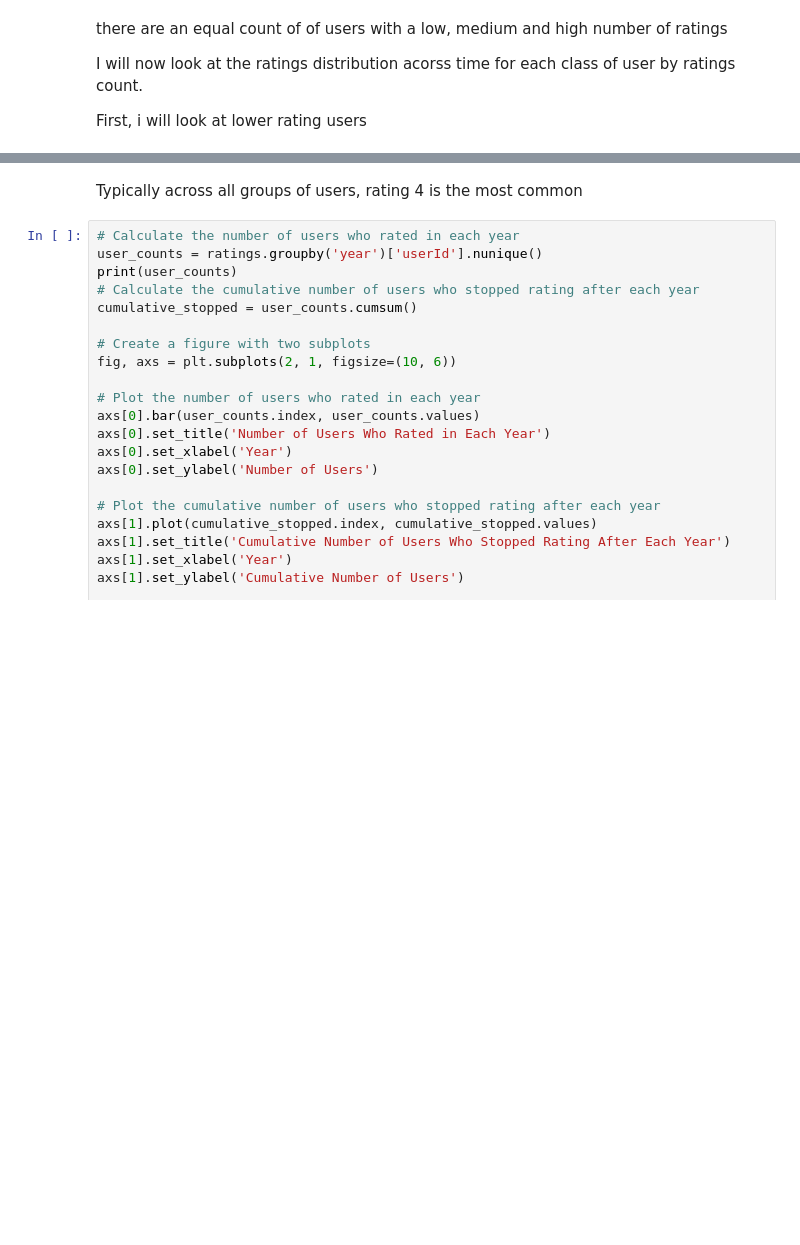
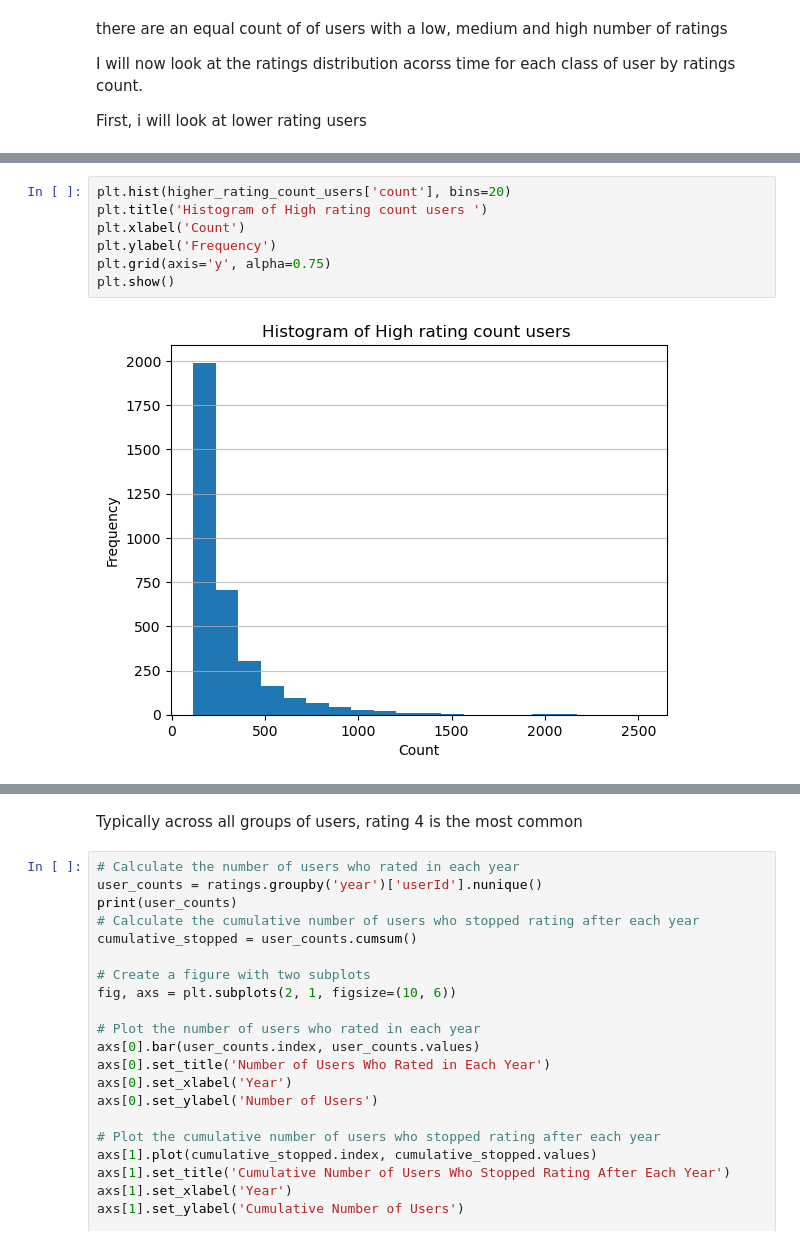
Before and after one commit to padraicohora/movie-recommendation, a Jupyter notebook: exploration/ratings_univariate.ipynb, the cells around one changed output, grey strips where cells are left out. Drawn from its saved outputs; the diff is of its cells as text; blank space fills up the shorter version.

```diff
--- a/exploration/ratings_univariate.ipynb
+++ b/exploration/ratings_univariate.ipynb
@@ -642,3 +659,12 @@ First, i will look at lower rating users
+# %%
+plt.hist(higher_rating_count_users['count'], bins=20)
+plt.title('Histogram of High rating count users ')
+plt.xlabel('Count')
+plt.ylabel('Frequency')
+plt.grid(axis='y', alpha=0.75)
+plt.show()
+# %% [output]
+[figure, added]
 # %%
 # createing dataframes based on quartiles
 lower_users = ratings[ratings["userId"].isin(lower_rating_count_users["userId"])]
```
Also changed, not shown: parts of 10 cells of this notebook, 12 other files.
